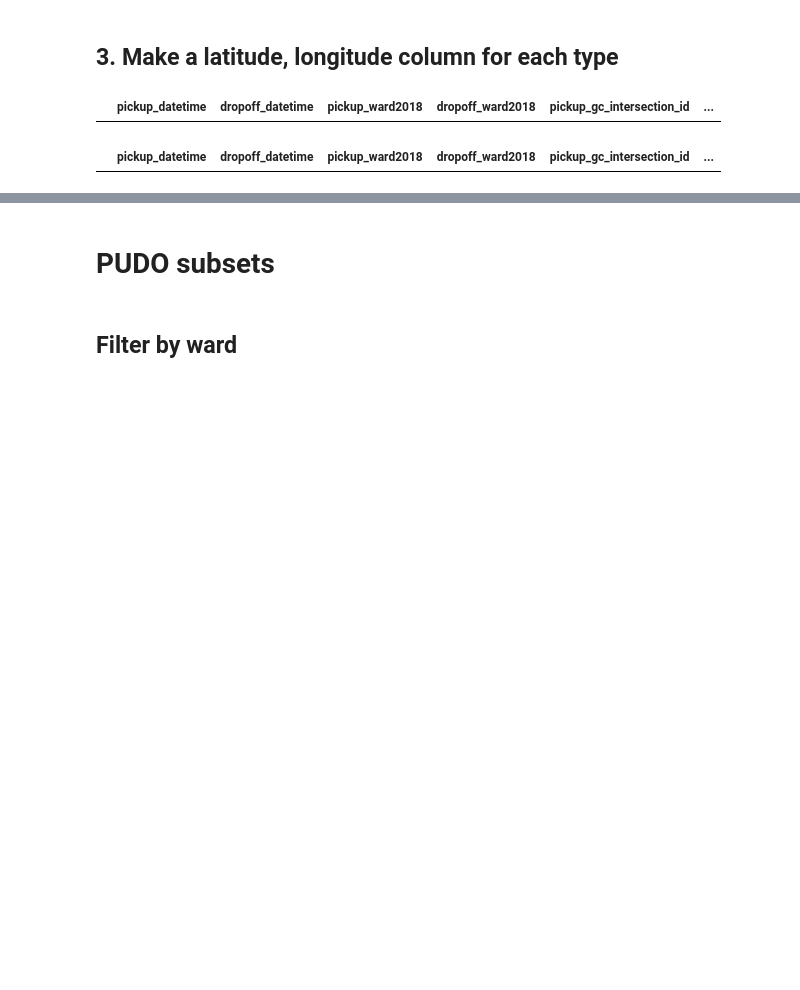
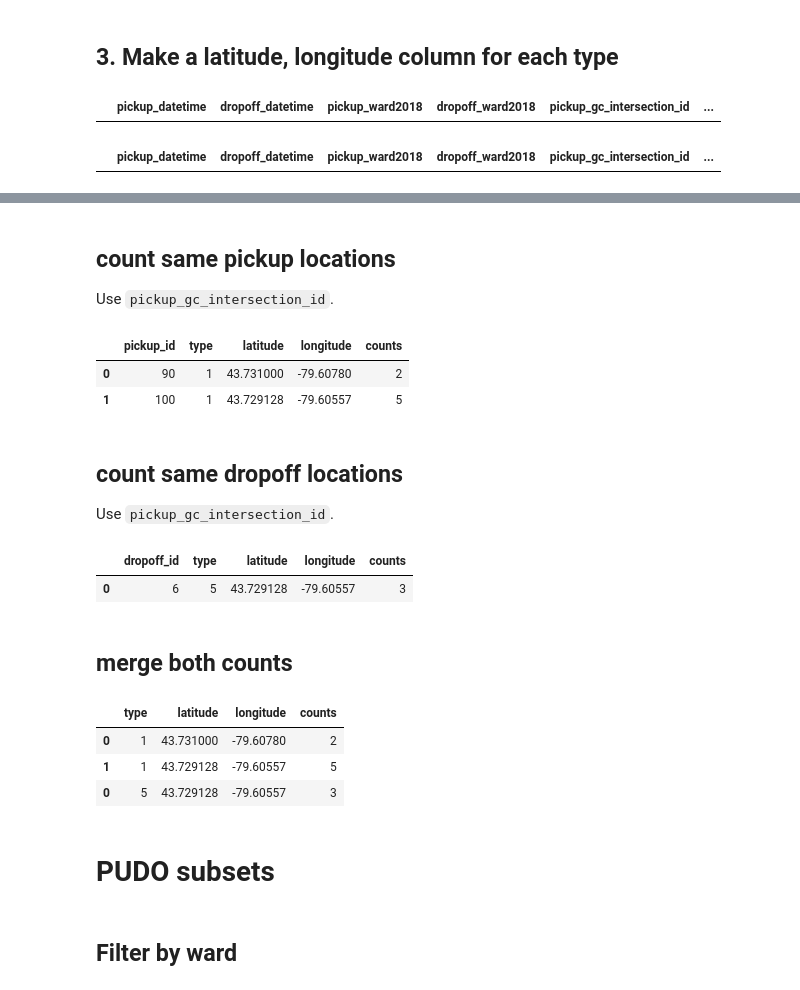
Before and after one commit to CityofToronto/bdit_cot-vfh, a Jupyter notebook: notebooks/create_pudo-geojson.ipynb, the cells around one changed output, grey strips where cells are left out. Drawn from its saved outputs; the diff is of its cells as text; code cells hidden in the pictures; blank space fills up the shorter version.

```diff
--- a/notebooks/create_pudo-geojson.ipynb
+++ b/notebooks/create_pudo-geojson.ipynb
@@ -136,0 +195,32 @@ df.loc[df['longitude'].isnull()]
+# %% [markdown]
+## count same pickup locations
+Use `pickup_gc_intersection_id`.
+# %%
+df_pu_agg=pd.DataFrame()
+
+df_pu_agg = df_test.loc[df_test['type']==1].groupby(['pickup_id','type','latitude','longitude']).size().reset_index(name='counts')
+df_pu_agg
+# %% [output]
+|  | pickup_id | type | latitude | longitude | counts |
+| 0 | 90 | 1 | 43.731000 | -79.60780 | 2 |
+| 1 | 100 | 1 | 43.729128 | -79.60557 | 5 |
+# %% [markdown]
+## count same dropoff locations
+Use `pickup_gc_intersection_id`.
+# %%
+df_do_agg=pd.DataFrame()
+
+df_do_agg = df_test.loc[df_test['type']==5].groupby(['dropoff_id','type','latitude','longitude']).size().reset_index(name='counts')
+df_do_agg
+# %% [output]
+|  | dropoff_id | type | latitude | longitude | counts |
+| 0 | 6 | 5 | 43.729128 | -79.60557 | 3 |
+# %% [markdown]
+## merge both counts
+# %%
+pd.concat([df_pu_agg[['type','latitude','longitude','counts']], df_do_agg[['type','latitude','longitude','counts']]])
+# %% [output]
+|  | type | latitude | longitude | counts |
+| 0 | 1 | 43.731000 | -79.60780 | 2 |
+| 1 | 1 | 43.729128 | -79.60557 | 5 |
+| 0 | 5 | 43.729128 | -79.60557 | 3 |
```
Also changed, not shown: parts of 11 cells of this notebook.
